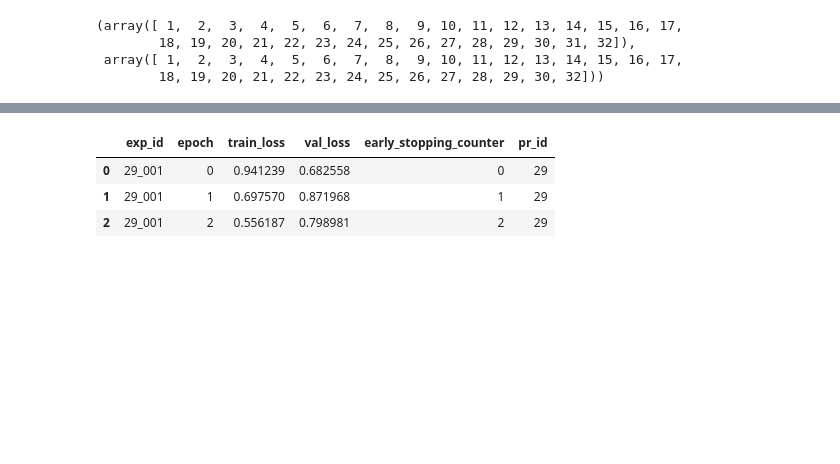
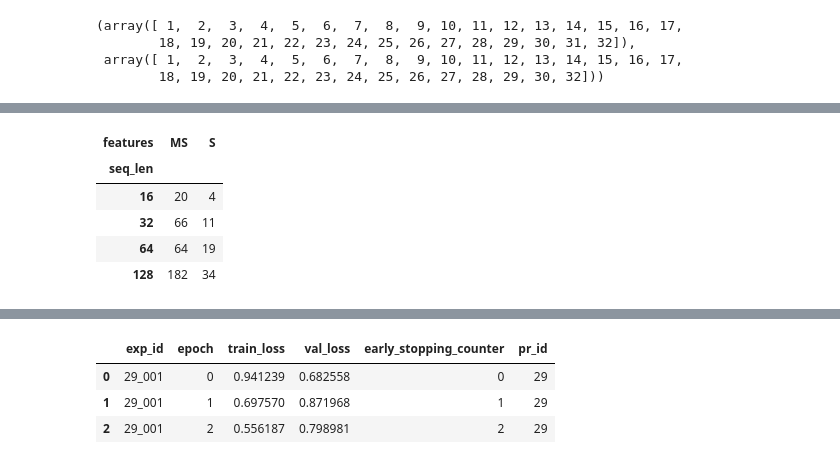
Before and after one commit to arnaud-odet/Time-Series-Library, a Jupyter notebook: results.ipynb, the cells around one changed output, grey strips where cells are left out. Saved outputs shown, nothing was run; the diff lists cells and outputs as text; code cells hidden in the pictures; blank space fills up the shorter version.

```diff
--- a/results.ipynb
+++ b/results.ipynb
@@ -451,0 +470,9 @@ testing_logs[['pr_id','features','seq_len']].sort_values(by = 'pr_id').drop_dupl
+# %%
+testing_logs.pivot_table(index = 'seq_len', columns = 'features', values = 'fde', aggfunc='count')
+# %% [output]
+| features | MS | S |
+| seq_len |  |  |
+| 16 | 20 | 4 |
+| 32 | 66 | 11 |
+| 64 | 64 | 19 |
+| 128 | 182 | 34 |
```
Also changed, not shown: parts of 14 cells of this notebook.
